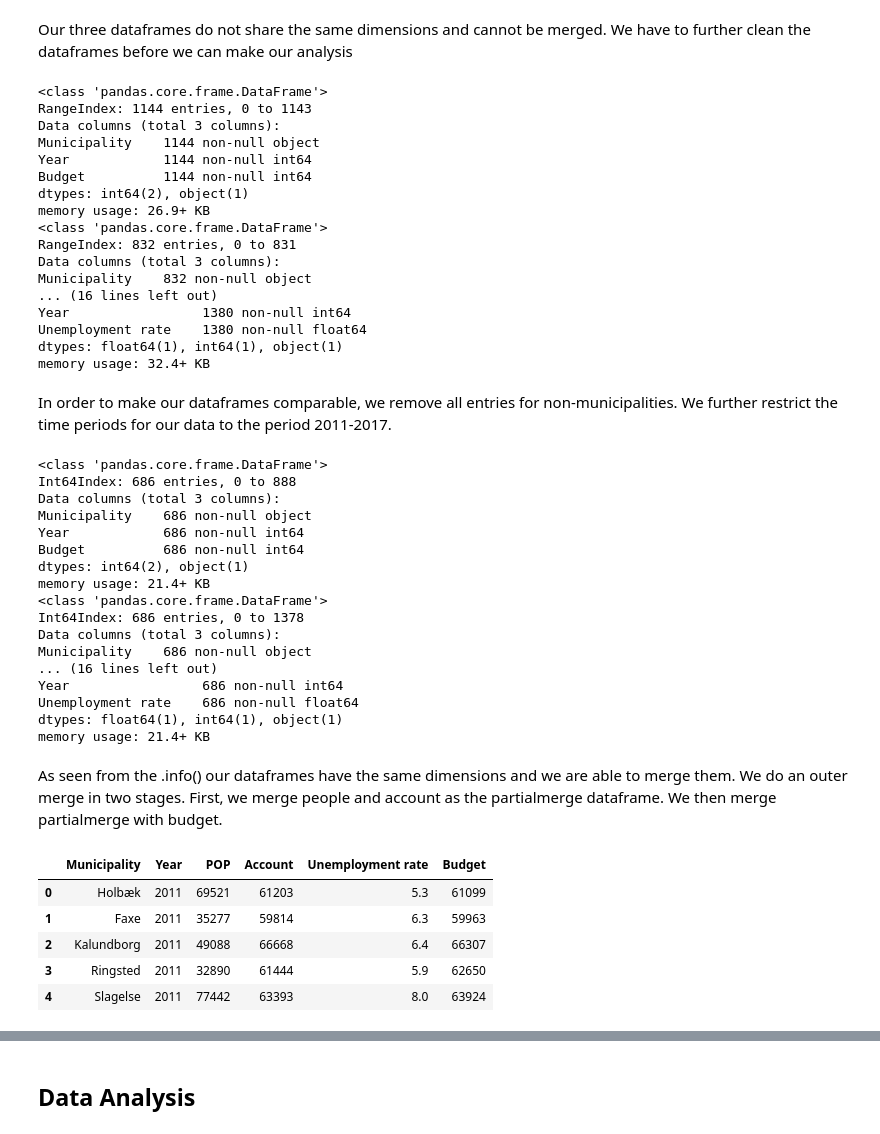
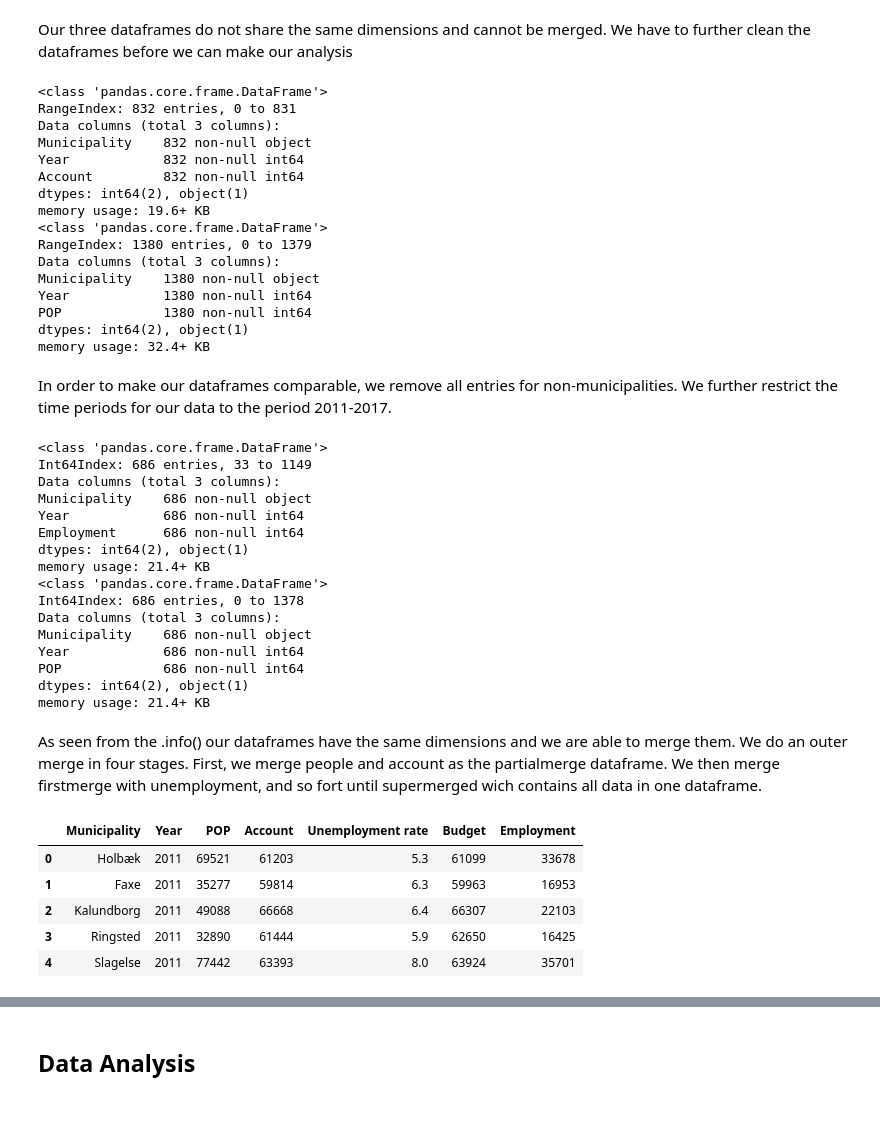
Before and after one commit to NumEconCopenhagen/projects-2019-nokiasnake, a Jupyter notebook: dataproject/dataProject.ipynb, the cells around one changed output, grey strips where cells are left out. Drawn from its saved outputs; the diff is of its cells as text; code cells hidden in the pictures.

```diff
--- a/dataproject/dataProject.ipynb
+++ b/dataproject/dataProject.ipynb
@@ -76,27 +82,24 @@ unemployment.head()
 # %% [markdown]
 Our three dataframes do not share the same dimensions and cannot be merged. We have to further clean the dataframes before we can make our analysis
 # %%
-budget.info()
 account.info()
 population.info()
-unemployment.info()
 # %% [output]
-<class 'pandas.core.frame.DataFrame'>
-RangeIndex: 1144 entries, 0 to 1143
-Data columns (total 3 columns):
-Municipality    1144 non-null object
-Year            1144 non-null int64
-Budget          1144 non-null int64
-dtypes: int64(2), object(1)
-memory usage: 26.9+ KB
 <class 'pandas.core.frame.DataFrame'>
 RangeIndex: 832 entries, 0 to 831
 Data columns (total 3 columns):
 Municipality    832 non-null object
-... (16 lines left out)
-Year                 1380 non-null int64
-Unemployment rate    1380 non-null float64
-dtypes: float64(1), int64(1), object(1)
+Year            832 non-null int64
+Account         832 non-null int64
+dtypes: int64(2), object(1)
+memory usage: 19.6+ KB
+<class 'pandas.core.frame.DataFrame'>
+RangeIndex: 1380 entries, 0 to 1379
+Data columns (total 3 columns):
+Municipality    1380 non-null object
+Year            1380 non-null int64
+POP             1380 non-null int64
+dtypes: int64(2), object(1)
 memory usage: 32.4+ KB
 # %% [markdown]
 In order to make our dataframes comparable, we remove all entries for non-municipalities. We further restrict the time periods for our data to the period 2011-2017.
@@ -120,39 +124,38 @@ unemployment = unemployment.loc[unemployment["Year"].isin(a)]
 # %%
-budget.info()
+employment.info()
 population.info()
-account.info()
-unemployment.info()
 # %% [output]
 <class 'pandas.core.frame.DataFrame'>
-Int64Index: 686 entries, 0 to 888
+Int64Index: 686 entries, 33 to 1149
 Data columns (total 3 columns):
 Municipality    686 non-null object
 Year            686 non-null int64
-Budget          686 non-null int64
+Employment      686 non-null int64
 dtypes: int64(2), object(1)
 memory usage: 21.4+ KB
 <class 'pandas.core.frame.DataFrame'>
 Int64Index: 686 entries, 0 to 1378
 Data columns (total 3 columns):
 Municipality    686 non-null object
-... (16 lines left out)
-Year                 686 non-null int64
-Unemployment rate    686 non-null float64
-dtypes: float64(1), int64(1), object(1)
+Year            686 non-null int64
+POP             686 non-null int64
+dtypes: int64(2), object(1)
 memory usage: 21.4+ KB
 # %% [markdown]
-As seen from the .info() our dataframes have the same dimensions and we are able to merge them. We do an outer merge in two stages. First, we merge people and account as the partialmerge dataframe. We then merge partialmerge with budget.
+As seen from the .info() our dataframes have the same dimensions and we are able to merge them. We do an outer merge in four stages. First, we merge people and account as the partialmerge dataframe. We then merge firstmerge with unemployment, and so fort until supermerged wich contains all data in one dataframe.
 # %%
 #merge datasets
 firstmerge = pd.merge(population, account, how="outer", on=["Municipality", "Year"])
 partialmerge = pd.merge(firstmerge, unemployment, how="outer", on=["Municipality", "Year"])
 fullymerged = pd.merge(partialmerge, budget, how="outer", on=["Municipality", "Year"])
-fullymerged.head()
+supermerged = pd.merge(fullymerged, employment, how="outer", on=["Municipality","Year"])
-# %% [output]
-|  | Municipality | Year | POP | Account | Unemployment rate | Budget |
-| 0 | Holbæk | 2011 | 69521 | 61203 | 5.3 | 61099 |
-| 1 | Faxe | 2011 | 35277 | 59814 | 6.3 | 59963 |
-| 2 | Kalundborg | 2011 | 49088 | 66668 | 6.4 | 66307 |
-| 3 | Ringsted | 2011 | 32890 | 61444 | 5.9 | 62650 |
-| 4 | Slagelse | 2011 | 77442 | 63393 | 8.0 | 63924 |
+# %%
+supermerged.head()
+# %% [output]
+|  | Municipality | Year | POP | Account | Unemployment rate | Budget | Employment |
+| 0 | Holbæk | 2011 | 69521 | 61203 | 5.3 | 61099 | 33678 |
+| 1 | Faxe | 2011 | 35277 | 59814 | 6.3 | 59963 | 16953 |
+| 2 | Kalundborg | 2011 | 49088 | 66668 | 6.4 | 66307 | 22103 |
+| 3 | Ringsted | 2011 | 32890 | 61444 | 5.9 | 62650 | 16425 |
+| 4 | Slagelse | 2011 | 77442 | 63393 | 8.0 | 63924 | 35701 |
 # %% [markdown]
```
Also changed, not shown: parts of 23 cells of this notebook, 7 other files.
